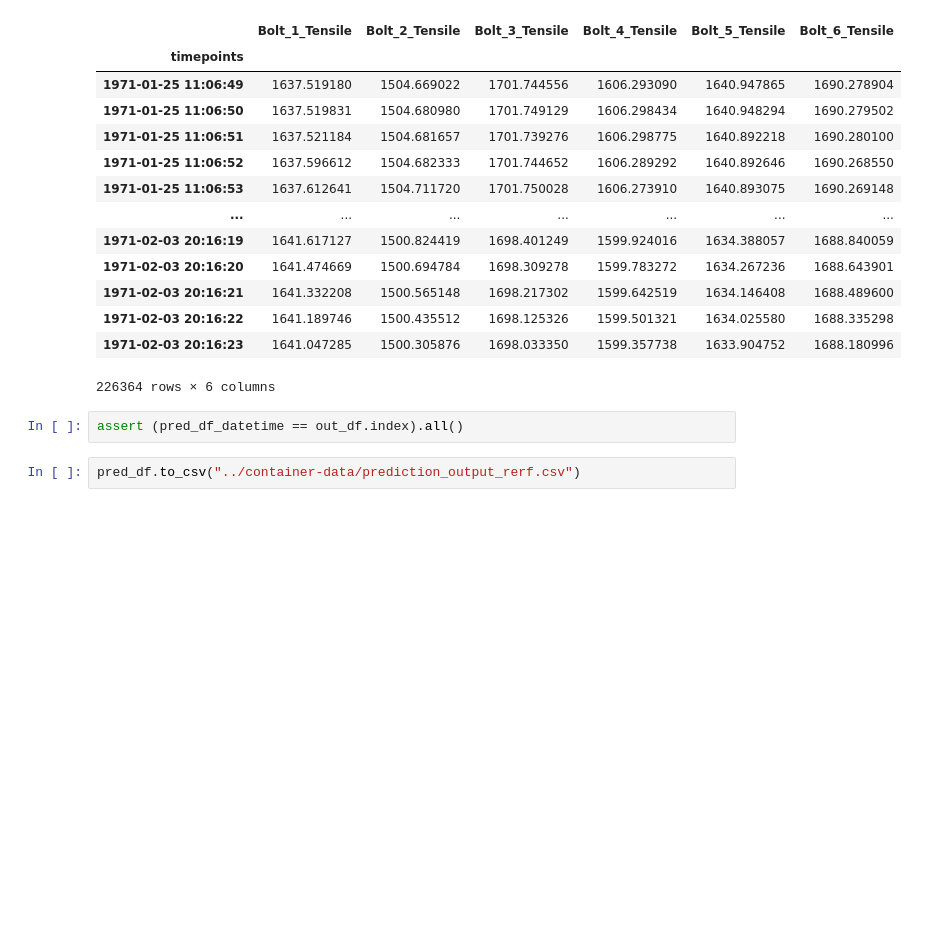
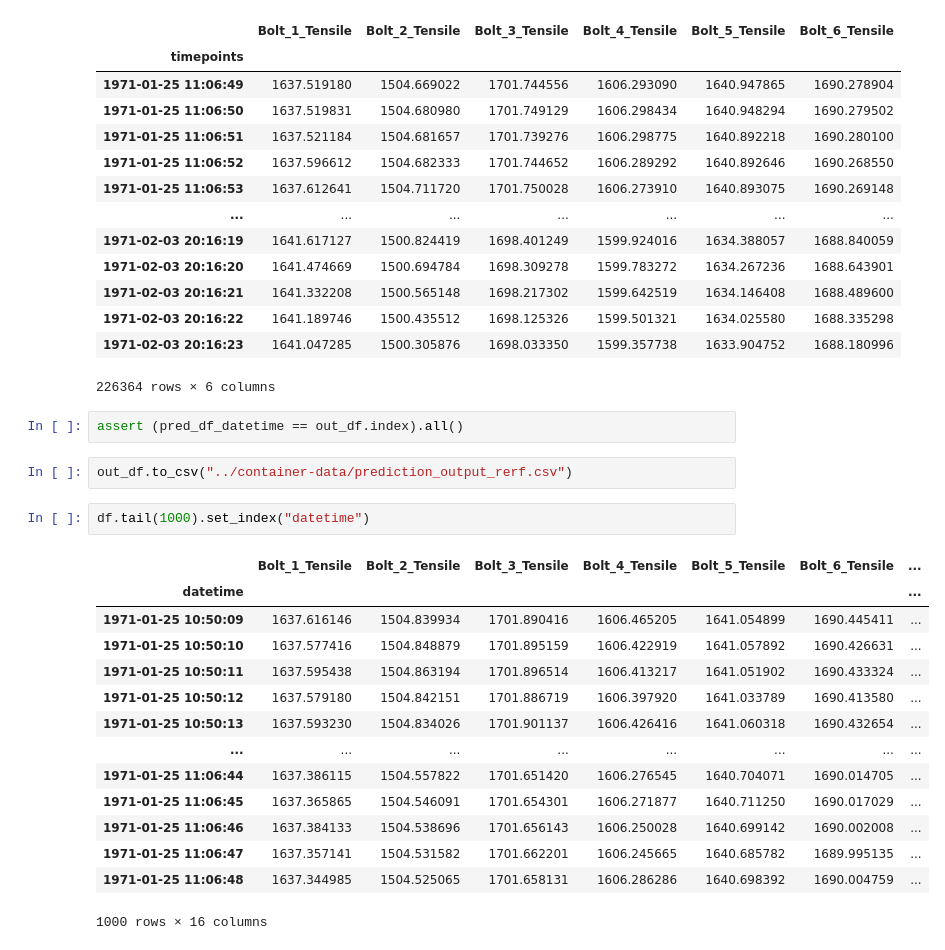
Before and after one commit to thomasht86/krafthack2022, a Jupyter notebook: notebooks/tht-lasso.ipynb, the cells around one changed output. Drawn from its saved outputs; the diff is of its cells as text; blank space fills up the shorter version.

```diff
--- a/notebooks/tht-lasso.ipynb
+++ b/notebooks/tht-lasso.ipynb
@@ -724,4 +724,21 @@ out_df
 # %%
 assert (pred_df_datetime == out_df.index).all()
 # %%
-pred_df.to_csv("../container-data/prediction_output_rerf.csv")
+out_df.to_csv("../container-data/prediction_output_rerf.csv")
+# %%
+df.tail(1000).set_index("datetime")
+# %% [output]
+|  | Bolt_1_Tensile | Bolt_2_Tensile | Bolt_3_Tensile | Bolt_4_Tensile | Bolt_5_Tensile | Bolt_6_Tensile | ... |
+| datetime |  |  |  |  |  |  | ... |
+| 1971-01-25 10:50:09 | 1637.616146 | 1504.839934 | 1701.890416 | 1606.465205 | 1641.054899 | 1690.445411 | ... |
+| 1971-01-25 10:50:10 | 1637.577416 | 1504.848879 | 1701.895159 | 1606.422919 | 1641.057892 | 1690.426631 | ... |
+| 1971-01-25 10:50:11 | 1637.595438 | 1504.863194 | 1701.896514 | 1606.413217 | 1641.051902 | 1690.433324 | ... |
+| 1971-01-25 10:50:12 | 1637.579180 | 1504.842151 | 1701.886719 | 1606.397920 | 1641.033789 | 1690.413580 | ... |
+| 1971-01-25 10:50:13 | 1637.593230 | 1504.834026 | 1701.901137 | 1606.426416 | 1641.060318 | 1690.432654 | ... |
+| ... | ... | ... | ... | ... | ... | ... | ... |
+| 1971-01-25 11:06:44 | 1637.386115 | 1504.557822 | 1701.651420 | 1606.276545 | 1640.704071 | 1690.014705 | ... |
+| 1971-01-25 11:06:45 | 1637.365865 | 1504.546091 | 1701.654301 | 1606.271877 | 1640.711250 | 1690.017029 | ... |
+| 1971-01-25 11:06:46 | 1637.384133 | 1504.538696 | 1701.656143 | 1606.250028 | 1640.699142 | 1690.002008 | ... |
+| 1971-01-25 11:06:47 | 1637.357141 | 1504.531582 | 1701.662201 | 1606.245665 | 1640.685782 | 1689.995135 | ... |
+| 1971-01-25 11:06:48 | 1637.344985 | 1504.525065 | 1701.658131 | 1606.286286 | 1640.698392 | 1690.004759 | ... |
+1000 rows × 16 columns
```
Also changed, not shown: parts of 10 cells of this notebook, 1 other file.
